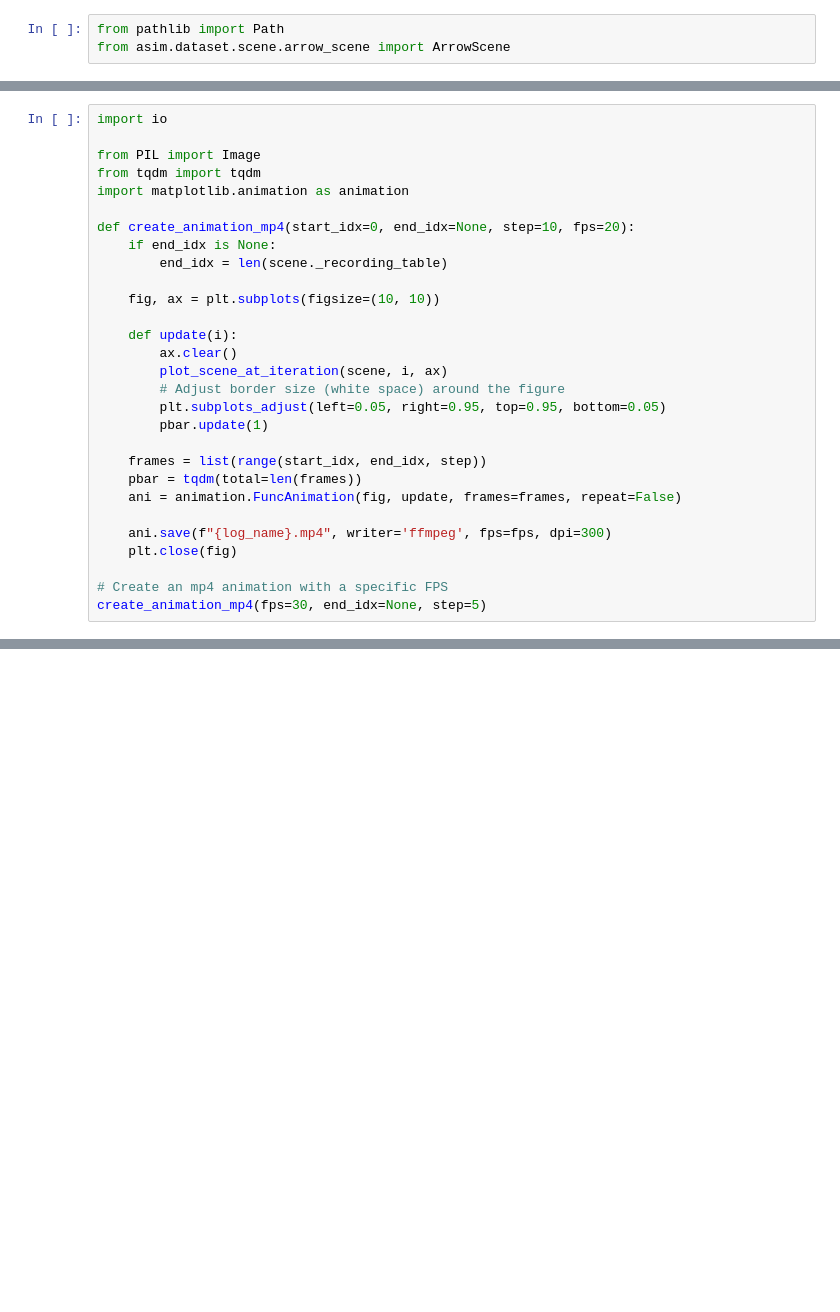
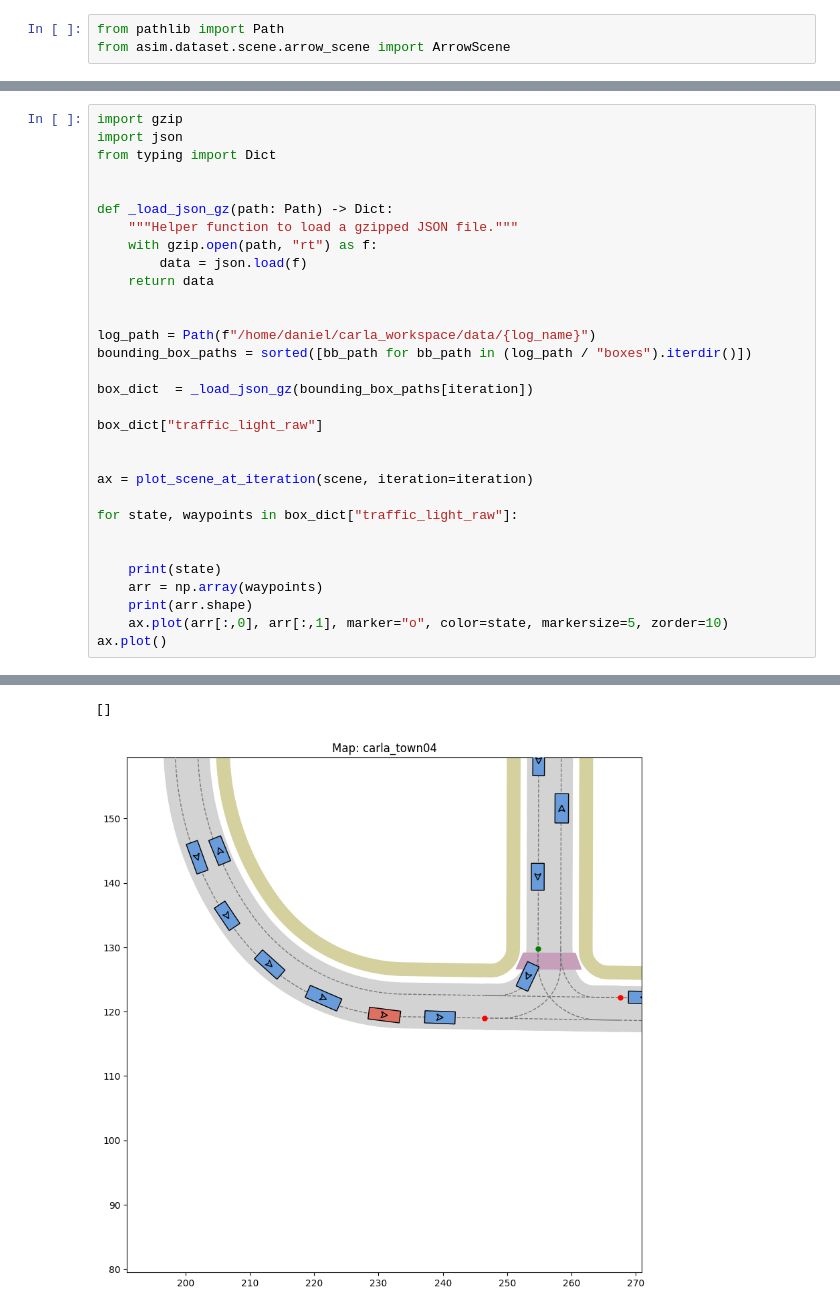
Before and after one commit to autonomousvision/py123d, a Jupyter notebook: notebooks/scene_testing_carla.ipynb, the cells around one changed output, grey strips where cells are left out. Saved outputs shown, nothing was run; the diff lists cells and outputs as text; blank space fills up the shorter version.

```diff
--- a/notebooks/scene_testing_carla.ipynb
+++ b/notebooks/scene_testing_carla.ipynb
@@ -99,29 +59,32 @@ KeyboardInterrupt:
-# %%
-import io
-
-from PIL import Image
-from tqdm import tqdm
-import matplotlib.animation as animation
-
-def create_animation_mp4(start_idx=0, end_idx=None, step=10, fps=20):
-    if end_idx is None:
-        end_idx = len(scene._recording_table)
-
-    fig, ax = plt.subplots(figsize=(10, 10))
-
-    def update(i):
-        ax.clear()
-        plot_scene_at_iteration(scene, i, ax)
-        # Adjust border size (white space) around the figure
-        plt.subplots_adjust(left=0.05, right=0.95, top=0.95, bottom=0.05)
-        pbar.update(1)
-
-    frames = list(range(start_idx, end_idx, step))
-    pbar = tqdm(total=len(frames))
-    ani = animation.FuncAnimation(fig, update, frames=frames, repeat=False)
-
-    ani.save(f"{log_name}.mp4", writer='ffmpeg', fps=fps, dpi=300)
-    plt.close(fig)
-
-# Create an mp4 animation with a specific FPS
-create_animation_mp4(fps=30, end_idx=None, step=5)
+# %%
+import gzip
+import json
+from typing import Dict
+
+
+def _load_json_gz(path: Path) -> Dict:
+    """Helper function to load a gzipped JSON file."""
+    with gzip.open(path, "rt") as f:
+        data = json.load(f)
+    return data
+
+
+log_path = Path(f"/home/daniel/carla_workspace/data/{log_name}")
+bounding_box_paths = sorted([bb_path for bb_path in (log_path / "boxes").iterdir()])
+
+box_dict  = _load_json_gz(bounding_box_paths[iteration])
+
+box_dict["traffic_light_raw"]
+
+
+ax = plot_scene_at_iteration(scene, iteration=iteration)
+
+for state, waypoints in box_dict["traffic_light_raw"]:
+
+
+    print(state)
+    arr = np.array(waypoints)
+    print(arr.shape)
+    ax.plot(arr[:,0], arr[:,1], marker="o", color=state, markersize=5, zorder=10)
+ax.plot()
+# %% [output]
@@ -127,0 +108,2 @@ create_animation_mp4(fps=30, end_idx=None, step=5)
+[]
+[figure, added]
```
Also changed, not shown: parts of 4 cells of this notebook, 12 other files.
